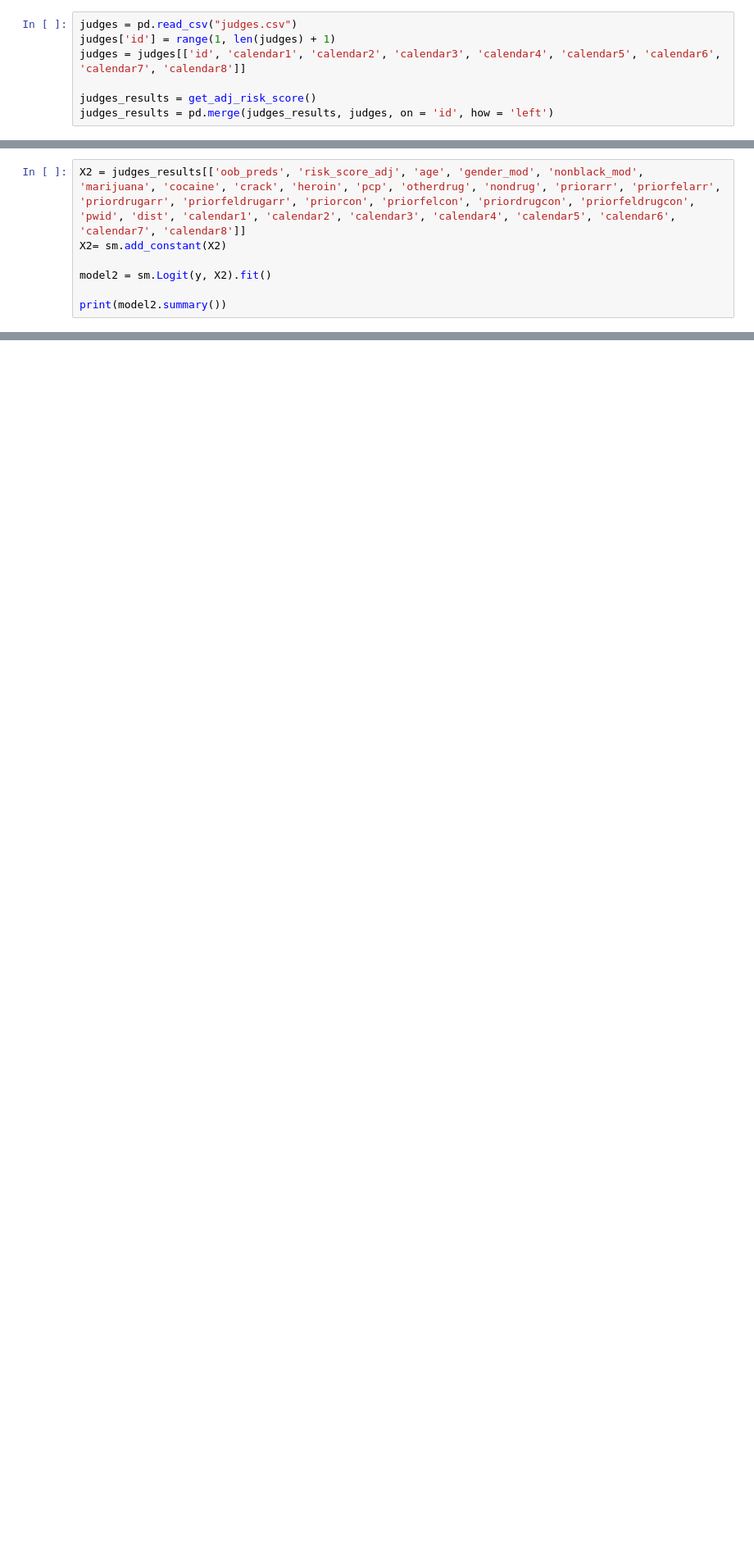
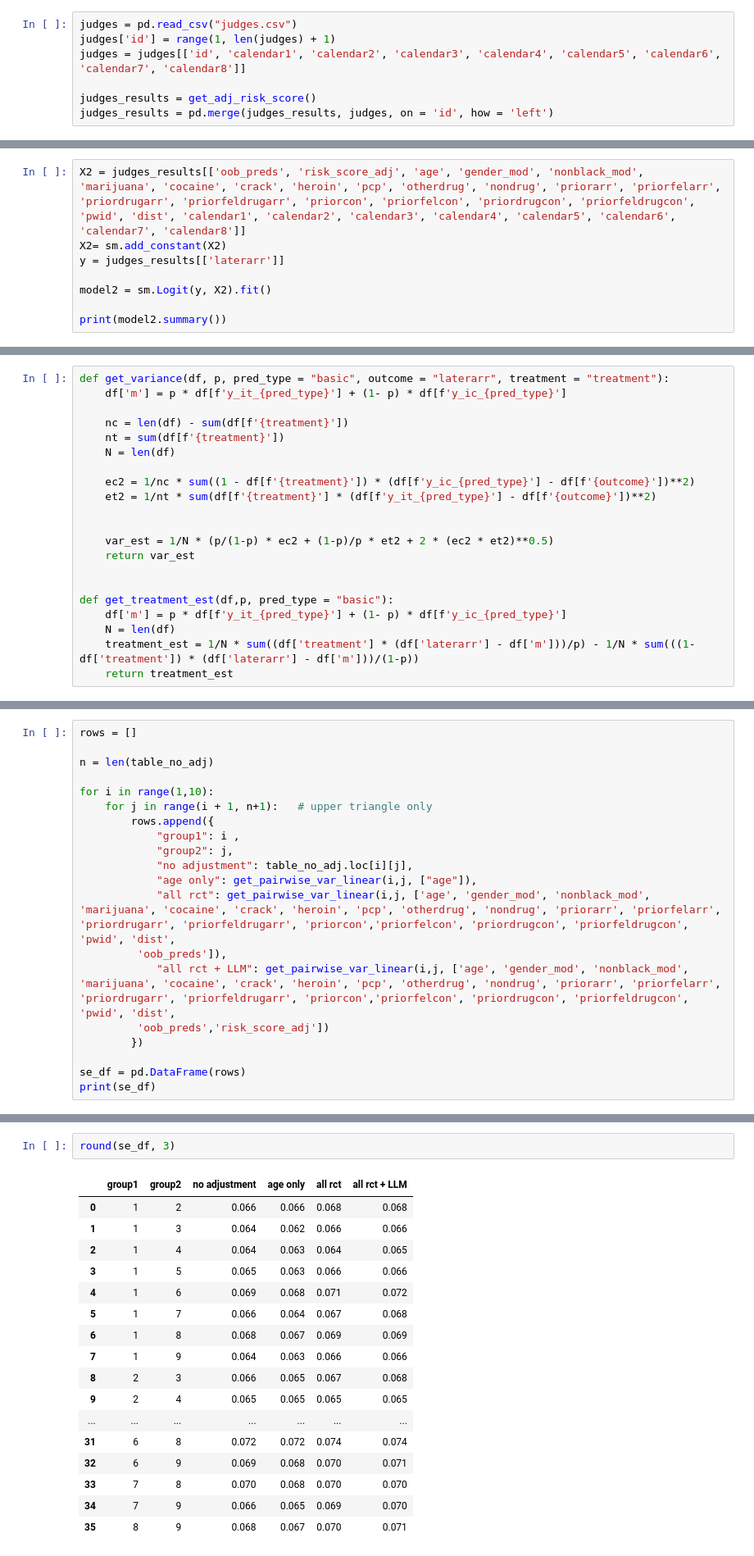
Before and after one commit to jaylinlowe/llm-rct, a Jupyter notebook: Recidivism/recidivism_analysis.ipynb, the cells around one changed output, grey strips where cells are left out. Shown at 82% size. Saved outputs shown, nothing was run; the diff lists cells and outputs as text; blank space fills up the shorter version.

```diff
--- a/Recidivism/recidivism_analysis.ipynb
+++ b/Recidivism/recidivism_analysis.ipynb
@@ -71,6 +102,7 @@ calendar8          -0.9682      0.300     -3.228      0.001      -1.556      -0.
 # %%
 X2 = judges_results[['oob_preds', 'risk_score_adj', 'age', 'gender_mod', 'nonblack_mod', 'marijuana', 'cocaine', 'crack', 'heroin', 'pcp', 'otherdrug', 'nondrug', 'priorarr', 'priorfelarr', 'priordrugarr', 'priorfeldrugarr', 'priorcon', 'priorfelcon', 'priordrugcon', 'priorfeldrugcon', 'pwid', 'dist', 'calendar1', 'calendar2', 'calendar3', 'calendar4', 'calendar5', 'calendar6', 'calendar7', 'calendar8']]
 X2= sm.add_constant(X2)
+y = judges_results[['laterarr']]
 
 model2 = sm.Logit(y, X2).fit()
 
@@ -95,0 +164,21 @@ calendar8          -0.9701      0.300     -3.233      0.001      -1.558      -0.
+# %%
+def get_variance(df, p, pred_type = "basic", outcome = "laterarr", treatment = "treatment"):
+    df['m'] = p * df[f'y_it_{pred_type}'] + (1- p) * df[f'y_ic_{pred_type}']
+
+    nc = len(df) - sum(df[f'{treatment}'])
+    nt = sum(df[f'{treatment}'])
+    N = len(df)
+
+    ec2 = 1/nc * sum((1 - df[f'{treatment}']) * (df[f'y_ic_{pred_type}'] - df[f'{outcome}'])**2)
+    et2 = 1/nt * sum(df[f'{treatment}'] * (df[f'y_it_{pred_type}'] - df[f'{outcome}'])**2)
+
+
+    var_est = 1/N * (p/(1-p) * ec2 + (1-p)/p * et2 + 2 * (ec2 * et2)**0.5)
+    return var_est
+
+
+def get_treatment_est(df,p, pred_type = "basic"):
+    df['m'] = p * df[f'y_it_{pred_type}'] + (1- p) * df[f'y_ic_{pred_type}']
+    N = len(df)
+    treatment_est = 1/N * sum((df['treatment'] * (df['laterarr'] - df['m']))/p) - 1/N * sum(((1-df['treatment']) * (df['laterarr'] - df['m']))/(1-p))
+    return treatment_est
@@ -95,0 +257,20 @@ calendar8          -0.9701      0.300     -3.233      0.001      -1.558      -0.
+# %%
+rows = []
+
+n = len(table_no_adj)
+
+for i in range(1,10):
+    for j in range(i + 1, n+1):   # upper triangle only
+        rows.append({
+            "group1": i ,
+            "group2": j,
+            "no adjustment": table_no_adj.loc[i][j],
+            "age only": get_pairwise_var_linear(i,j, ["age"]),
+            "all rct": get_pairwise_var_linear(i,j, ['age', 'gender_mod', 'nonblack_mod', 'marijuana', 'cocaine', 'crack', 'heroin', 'pcp', 'otherdrug', 'nondrug', 'priorarr', 'priorfelarr', 'priordrugarr', 'priorfeldrugarr', 'priorcon','priorfelcon', 'priordrugcon', 'priorfeldrugcon', 'pwid', 'dist',
+         'oob_preds']),
+            "all rct + LLM": get_pairwise_var_linear(i,j, ['age', 'gender_mod', 'nonblack_mod', 'marijuana', 'cocaine', 'crack', 'heroin', 'pcp', 'otherdrug', 'nondrug', 'priorarr', 'priorfelarr', 'priordrugarr', 'priorfeldrugarr', 'priorcon','priorfelcon', 'priordrugcon', 'priorfeldrugcon', 'pwid', 'dist',
+         'oob_preds','risk_score_adj'])
+        })
+
+se_df = pd.DataFrame(rows)
+print(se_df)
@@ -95,0 +295,20 @@ calendar8          -0.9701      0.300     -3.233      0.001      -1.558      -0.
+# %%
+round(se_df, 3)
+# %% [output]
+|  | group1 | group2 | no adjustment | age only | all rct | all rct + LLM |
+| 0 | 1 | 2 | 0.066 | 0.066 | 0.068 | 0.068 |
+| 1 | 1 | 3 | 0.064 | 0.062 | 0.066 | 0.066 |
+| 2 | 1 | 4 | 0.064 | 0.063 | 0.064 | 0.065 |
+| 3 | 1 | 5 | 0.065 | 0.063 | 0.066 | 0.066 |
+| 4 | 1 | 6 | 0.069 | 0.068 | 0.071 | 0.072 |
+| 5 | 1 | 7 | 0.066 | 0.064 | 0.067 | 0.068 |
+| 6 | 1 | 8 | 0.068 | 0.067 | 0.069 | 0.069 |
+| 7 | 1 | 9 | 0.064 | 0.063 | 0.066 | 0.066 |
+| 8 | 2 | 3 | 0.066 | 0.065 | 0.067 | 0.068 |
+| 9 | 2 | 4 | 0.065 | 0.065 | 0.065 | 0.065 |
+| ... | ... | ... | ... | ... | ... | ... |
+| 31 | 6 | 8 | 0.072 | 0.072 | 0.074 | 0.074 |
+| 32 | 6 | 9 | 0.069 | 0.068 | 0.070 | 0.071 |
+| 33 | 7 | 8 | 0.070 | 0.068 | 0.070 | 0.070 |
+| 34 | 7 | 9 | 0.066 | 0.065 | 0.069 | 0.070 |
+| 35 | 8 | 9 | 0.068 | 0.067 | 0.070 | 0.071 |
```
Also changed, not shown: parts of 28 cells of this notebook, 1 other file.
